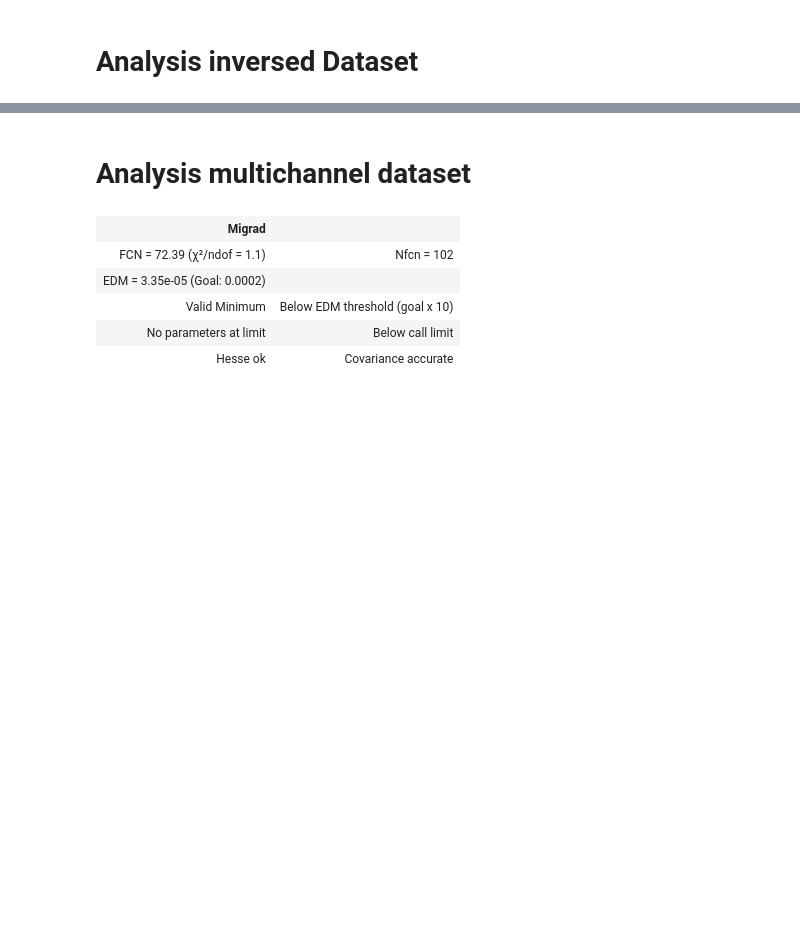
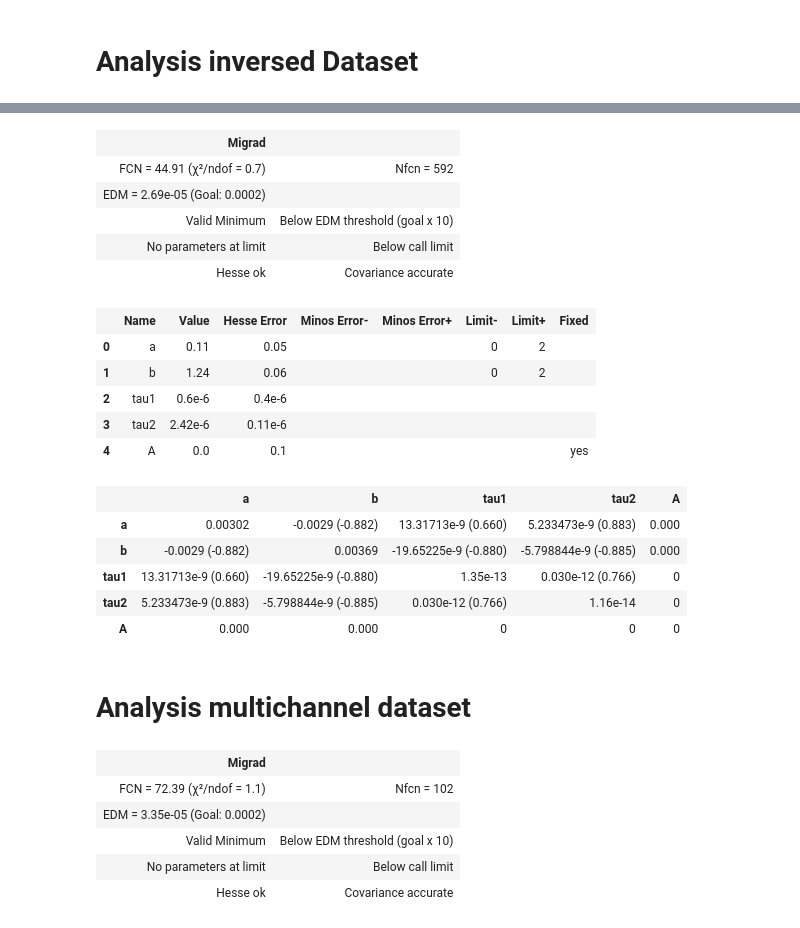
Before and after one commit to Matti-z/Lab-muons, a Jupyter notebook: hist_definitivo.ipynb, the cells around one changed output, grey strips where cells are left out. Saved outputs shown, nothing was run; the diff lists cells and outputs as text; code cells hidden in the pictures; blank space fills up the shorter version.

```diff
--- a/hist_definitivo.ipynb
+++ b/hist_definitivo.ipynb
@@ -384,3 +455,29 @@ end(g)
+# %%
+data_refact = inv_data_1[(inv_data_1 > 5e-7)&(inv_data_1 < 7.6e-6)]
+
+double_exp_args = {"a": 0.9, "b": 0.2,  "tau1": TAU_MU , "tau2": TAU_MU,  "A":0 }
+double = dataset_analysis( data_refact , double_exp , bins = n_bins , args=double_exp_args)
+double.limits["a" , "b"] = (0 , 2)
+end(double)
+# %% [output]
+| Migrad |  |
+| FCN = 44.91 (χ²/ndof = 0.7) | Nfcn = 592 |
+| EDM = 2.69e-05 (Goal: 0.0002) |  |
+| Valid Minimum | Below EDM threshold (goal x 10) |
+| No parameters at limit | Below call limit |
+| Hesse ok | Covariance accurate |
+|  | Name | Value | Hesse Error | Minos Error- | Minos Error+ | Limit- | Limit+ | Fixed |
+| 0 | a | 0.11 | 0.05 |  |  | 0 | 2 |  |
+| 1 | b | 1.24 | 0.06 |  |  | 0 | 2 |  |
+| 2 | tau1 | 0.6e-6 | 0.4e-6 |  |  |  |  |  |
+| 3 | tau2 | 2.42e-6 | 0.11e-6 |  |  |  |  |  |
+| 4 | A | 0.0 | 0.1 |  |  |  |  | yes |
+|  | a | b | tau1 | tau2 | A |
+| a | 0.00302 | -0.0029 (-0.882) | 13.31713e-9 (0.660) | 5.233473e-9 (0.883) | 0.000 |
+| b | -0.0029 (-0.882) | 0.00369 | -19.65225e-9 (-0.880) | -5.798844e-9 (-0.885) | 0.000 |
+| tau1 | 13.31713e-9 (0.660) | -19.65225e-9 (-0.880) | 1.35e-13 | 0.030e-12 (0.766) | 0 |
+| tau2 | 5.233473e-9 (0.883) | -5.798844e-9 (-0.885) | 0.030e-12 (0.766) | 1.16e-14 | 0 |
+| A | 0.000 | 0.000 | 0 | 0 | 0 |
 # %% [markdown]
 # Analysis multichannel dataset
 # %%
```
Also changed, not shown: parts of 12 cells of this notebook.
